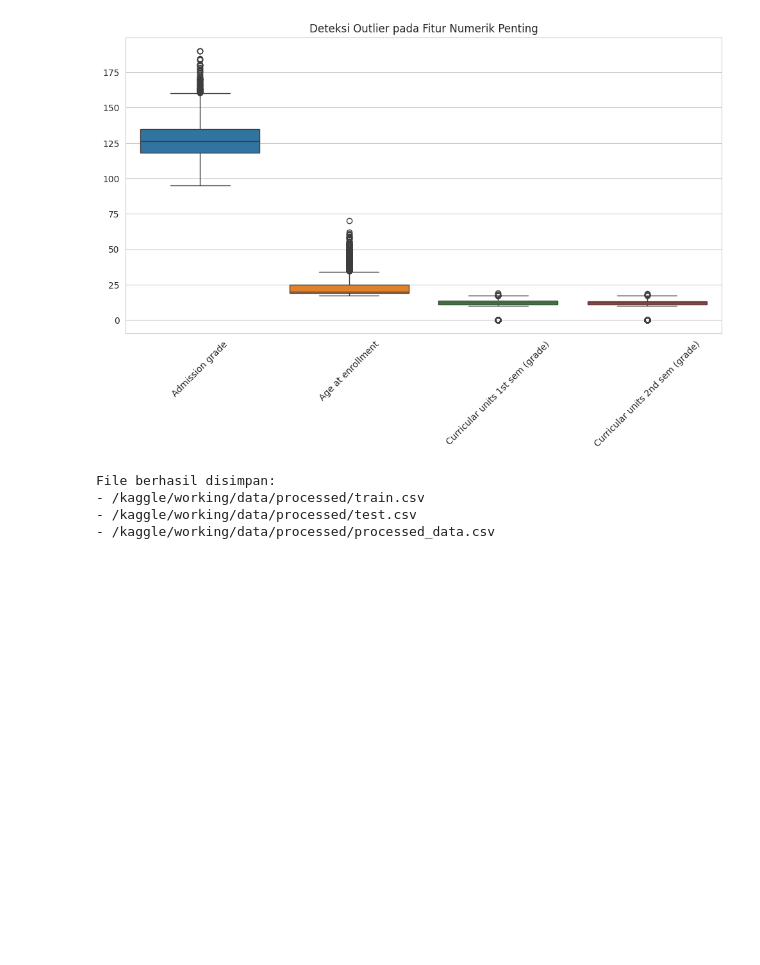
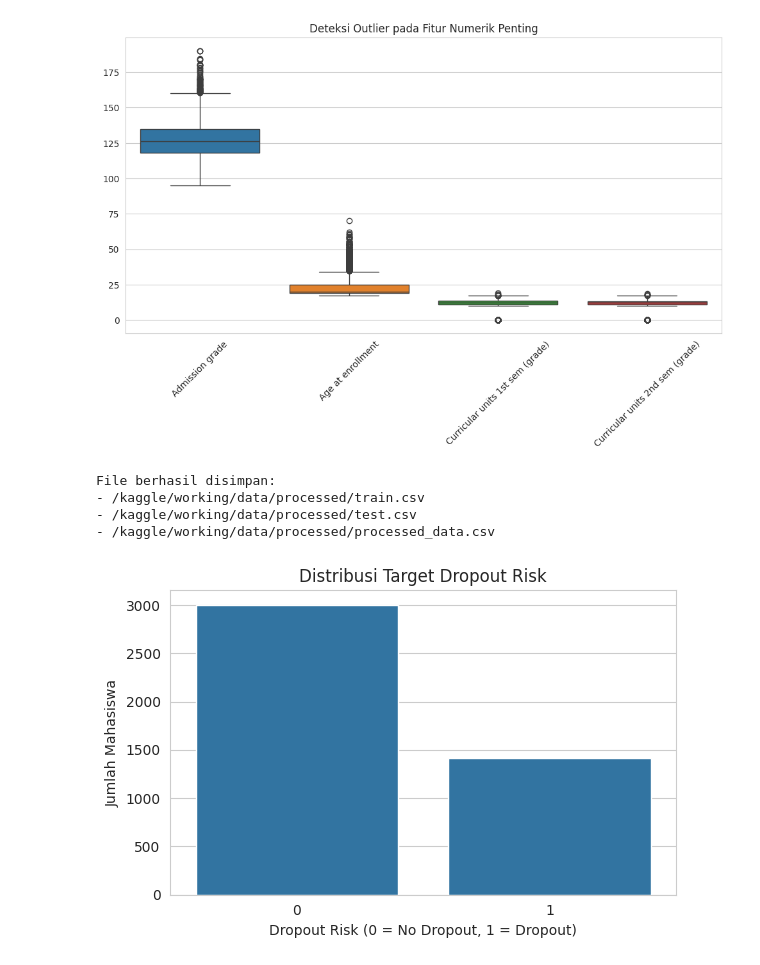
Before and after one commit to muhammadzackyrachim-pixel/Prediksi-Risiko-Dropout-Mahasiswa_UAS_PM, a Jupyter notebook: notebooks/eda-ipynb .ipynb, the cells around one changed output. Drawn from its saved outputs; the diff is of its cells as text; code cells hidden in the pictures; blank space fills up the shorter version.

```diff
--- a/notebooks/eda-ipynb .ipynb
+++ b/notebooks/eda-ipynb .ipynb
@@ -305,3 +305,21 @@ File berhasil disimpan:
 - /kaggle/working/data/processed/train.csv
 - /kaggle/working/data/processed/test.csv
 - /kaggle/working/data/processed/processed_data.csv
+# %%
+import matplotlib.pyplot as plt
+import seaborn as sns
+import os
+
+os.makedirs('/kaggle/working/figures', exist_ok=True)
+
+plt.figure(figsize=(6,4))
+sns.countplot(x='dropout_risk', data=df)
+plt.title('Distribusi Target Dropout Risk')
+plt.xlabel('Dropout Risk (0 = No Dropout, 1 = Dropout)')
+plt.ylabel('Jumlah Mahasiswa')
+plt.tight_layout()
+
+plt.savefig('/kaggle/working/figures/target_distribution.png', dpi=200)
+plt.show()
+# %% [output]
+[figure, added]
```
Also changed, not shown: parts of 1 cell of this notebook, 2 other files.
